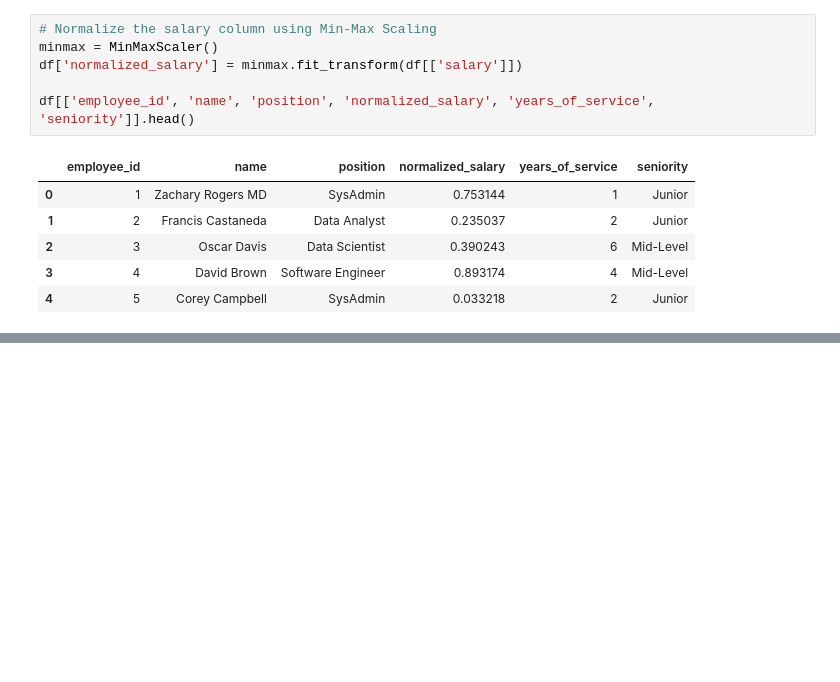
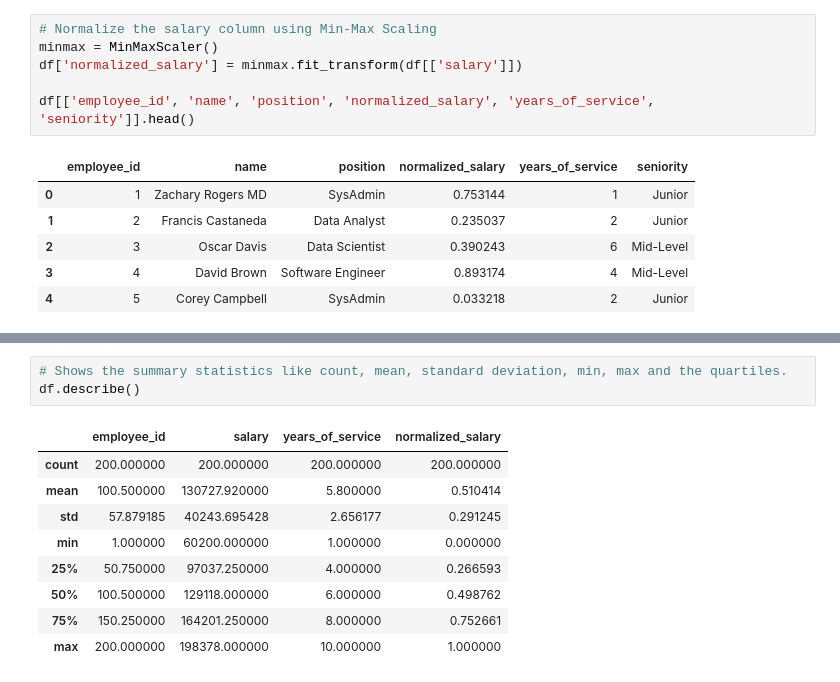
Before and after one commit to theRedeemer997/Lab3_Data-Engineering-EDA-with-Python-SQL-and-Pandas, a Jupyter notebook: labThree.ipynb, the cells around one changed output, grey strips where cells are left out. Drawn from its saved outputs; the diff is of its cells as text; blank space fills up the shorter version.

Commit message:
show descriptive statistics completed

```diff
--- a/labThree.ipynb
+++ b/labThree.ipynb
@@ -241,0 +282,13 @@ df[['employee_id', 'name', 'position', 'normalized_salary', 'years_of_service',
+# %%
+# Shows the summary statistics like count, mean, standard deviation, min, max and the quartiles.
+df.describe()
+# %% [output]
+|  | employee_id | salary | years_of_service | normalized_salary |
+| count | 200.000000 | 200.000000 | 200.000000 | 200.000000 |
+| mean | 100.500000 | 130727.920000 | 5.800000 | 0.510414 |
+| std | 57.879185 | 40243.695428 | 2.656177 | 0.291245 |
+| min | 1.000000 | 60200.000000 | 1.000000 | 0.000000 |
+| 25% | 50.750000 | 97037.250000 | 4.000000 | 0.266593 |
+| 50% | 100.500000 | 129118.000000 | 6.000000 | 0.498762 |
+| 75% | 150.250000 | 164201.250000 | 8.000000 | 0.752661 |
+| max | 200.000000 | 198378.000000 | 10.000000 | 1.000000 |
```
Also changed, not shown: parts of 5 cells of this notebook.
